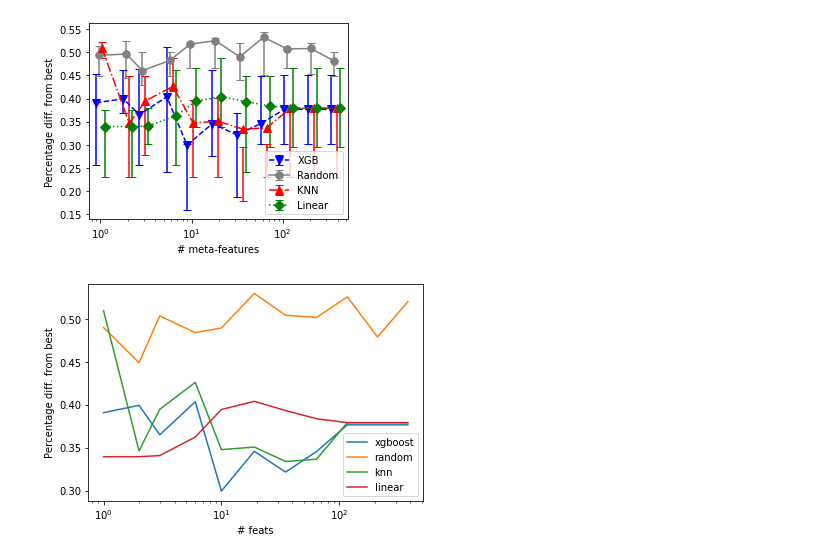
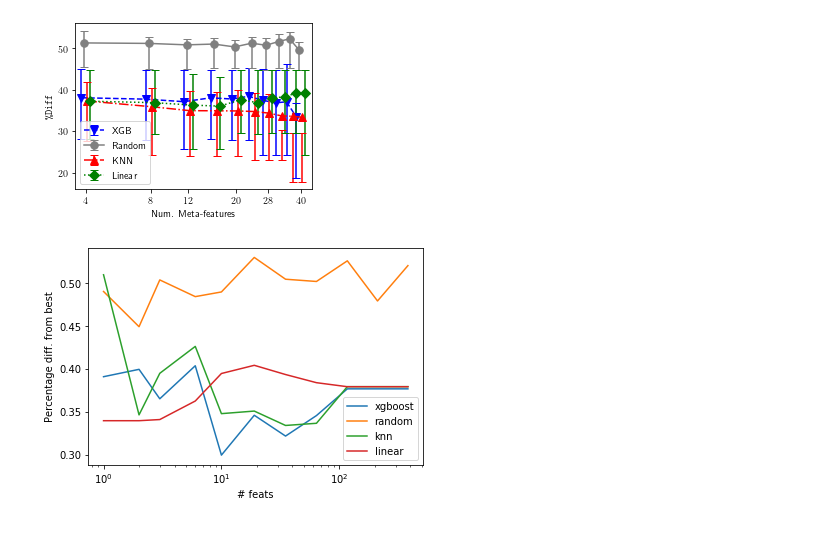
Before and after one commit to naszilla/reczilla, a Jupyter notebook: RecSys2019_DeepLearning_Evaluation/ReczillaClassifier/plots/perf_vs_feats_plot_FINAL.ipynb, the cells around one changed output. Cells and saved outputs as stored; diff of their text form; code cells hidden in the pictures.

Commit message:
updated plots

```diff
--- a/RecSys2019_DeepLearning_Evaluation/ReczillaClassifier/plots/perf_vs_feats_plot_FINAL.ipynb
+++ b/RecSys2019_DeepLearning_Evaluation/ReczillaClassifier/plots/perf_vs_feats_plot_FINAL.ipynb
@@ -9,3 +9,4 @@ import numpy as np
 import matplotlib.pyplot as plt
 import matplotlib
 matplotlib.rcParams['pdf.fonttype'] = 42
+plt.rcParams['text.usetex'] = True
@@ -52,18 +35,18 @@ def draw_dodge(*args, **kwargs):
 # load the results
 
 # results_file = open('../results/meta_perf_vs_num_feats_fixed.pkl', 'rb')
-# results_file = open('/Users/duncan/Downloads/meta_perf_vs_num_feats_fixed.pkl', 'rb')  # new file
-results_file = open('/Users/duncan/Downloads/meta_perf_vs_num_feats_fixed_5trials.pkl', 'rb')  # new file
+results_file = open('/Users/duncan/Downloads/meta_perf_vs_num_feats_fixed.pkl', 'rb')  # new file
+# results_file = open('/Users/duncan/Downloads/meta_perf_vs_num_feats_fixed_5trials.pkl', 'rb')  # new file
 all_results = pickle.load(results_file)
 results_file.close()
 # %%
 # (num_trials is just used to verify all evaluations succeeded)
-num_trials = 5
+num_trials = 50
 metric = "perc_diff_from_best_global"
 #metric = 'mae'
-
+NUM_FEATS_LIST = [4, 8, 12, 16, 20, 24, 28, 32, 36, 40]
 # the way this is done now, this needs to exactly match the range from the python file that generated the pickle file.
-NUM_FEATS_LIST = [1, 2, 3, 6, 10, 19, 35, 64, 117, 211, 382]
+# NUM_FEATS_LIST = [1, 2, 3, 6, 10, 19, 35, 64, 117, 211, 382]
 # NUM_FEATS_LIST = [2, 4, 8, 12, 16, 20, 24, 28, 32, 36, 40]
 # computed using
 # [int(j) for j in np.logspace(start=0.9, stop=np.log(382)/np.log(2), num=10, endpoint=True, base=2.0)]
@@ -81,6 +64,8 @@ for dataset in all_results:
             for n_feats, perf in zip(num_feats, all_results[dataset][trial][model]):
                 results_per_model[model][n_feats].append(perf[metric])
 # %%
+multiply_factor = 100.0
+
 means = {}
 medians = {}
 p1s = {}
@@ -93,10 +78,10 @@ for model in models:
     # needs to match the range in the python file
     for n_feats in NUM_FEATS_LIST:
         assert len(results_per_model[model][n_feats]) == 19 * num_trials, print(f"it looks like num trials is: {len(results_per_model[model][n_feats])/19.0} for model={model}, n_feats={n_feats}")
-        means[model].append(np.mean(results_per_model[model][n_feats]))
-        medians[model].append(np.mean(results_per_model[model][n_feats]))
-        p1s[model].append(np.percentile(results_per_model[model][n_feats], 40))
-        p3s[model].append(np.percentile(results_per_model[model][n_feats], 60))
+        means[model].append(multiply_factor * np.mean(results_per_model[model][n_feats]))
+        medians[model].append(multiply_factor * np.mean(results_per_model[model][n_feats]))
+        p1s[model].append(multiply_factor * np.percentile(results_per_model[model][n_feats], 40))
+        p3s[model].append(multiply_factor * np.percentile(results_per_model[model][n_feats], 60))
 # %%
 method_dict = {
     "xgboost": {
@@ -129,39 +114,53 @@ method_dict = {
             "marker": "o",
             "color": "gray",
             "linestyle": "-",
         }
     }
 }
 
 
 dodge = np.arange(4,dtype=float)*3
 dodge -= dodge.mean()
 
 
+# plot %Diff
+metric = "perc_diff_from_best_global"
+y_axis_label = "\\texttt{\\%Diff}"
+
+
 # plot with fill between 40-60% of trials
 
 x = NUM_FEATS_LIST
 
-fig, ax = plt.subplots(figsize=(4.5, 3.5))
+fig, ax = plt.subplots(figsize=(4, 3))
 
 for i,model in enumerate(models):
     # plt.plot(x, medians[model], label=method_dict[model]["name"], **method_dict[model]["kwargs"])
     # plt.fill_between(x, p1s[model], p3s[model], alpha=0.1, color=method_dict[model]["kwargs"]["color"])
     yerr = np.array([(x - small, large - x) for x, small, large in zip(medians[model], p1s[model], p3s[model])]).T
     # err_minus = [x - small for m, small in zip(medians[model], p1s[model])]
     # plt.errorbar(x, medians[model], yerr=yerr, capsize=4, **method_dict[model]["kwargs"])
     draw_dodge(ax.errorbar, x, medians[model], yerr=yerr, ax=ax, dodge=dodge[i], capsize=4, markersize=7.5, label=method_dict[model]["name"], **method_dict[model]["kwargs"])
 
-# ax.set_xticks(np.arange(2, 19, 2))
+
+matplotlib.rcParams['xtick.minor.size'] = 0
+matplotlib.rcParams['xtick.minor.width'] = 0
+
 plt.xscale('log')
+# ax.set_xticks([5, 10, 50])
+ax.xaxis.set_major_formatter(matplotlib.ticker.ScalarFormatter())
+# ax.set_xticks( np.geomspace(4, 40 ,10).round())
+ax.set_xticks([4, 8, 12, 20, 28, 40]) # NUM_FEATS_LIST =
+ax.xaxis.set_minor_formatter(matplotlib.ticker.NullFormatter())
+
 plt.legend()
-plt.xlabel('# meta-features')
-plt.ylabel('Percentage diff. from best')
+plt.xlabel('Num. Meta-features')
+plt.ylabel(y_axis_label)
 plt.tight_layout()
-plt.savefig('./plot_files/perf_vs_datasets_plot.pdf')
+plt.savefig('./plot_files/perf_vs_feats_plot.pdf', bbox_inches="tight", pad_inches=0)
 plt.show()
 # %% [output]
-[figure, old version]
+[figure, new version]
 # %%
 # old plot, with no error bars
 
```
Also changed, not shown: parts of 1 cell of this notebook, 3 other files.
